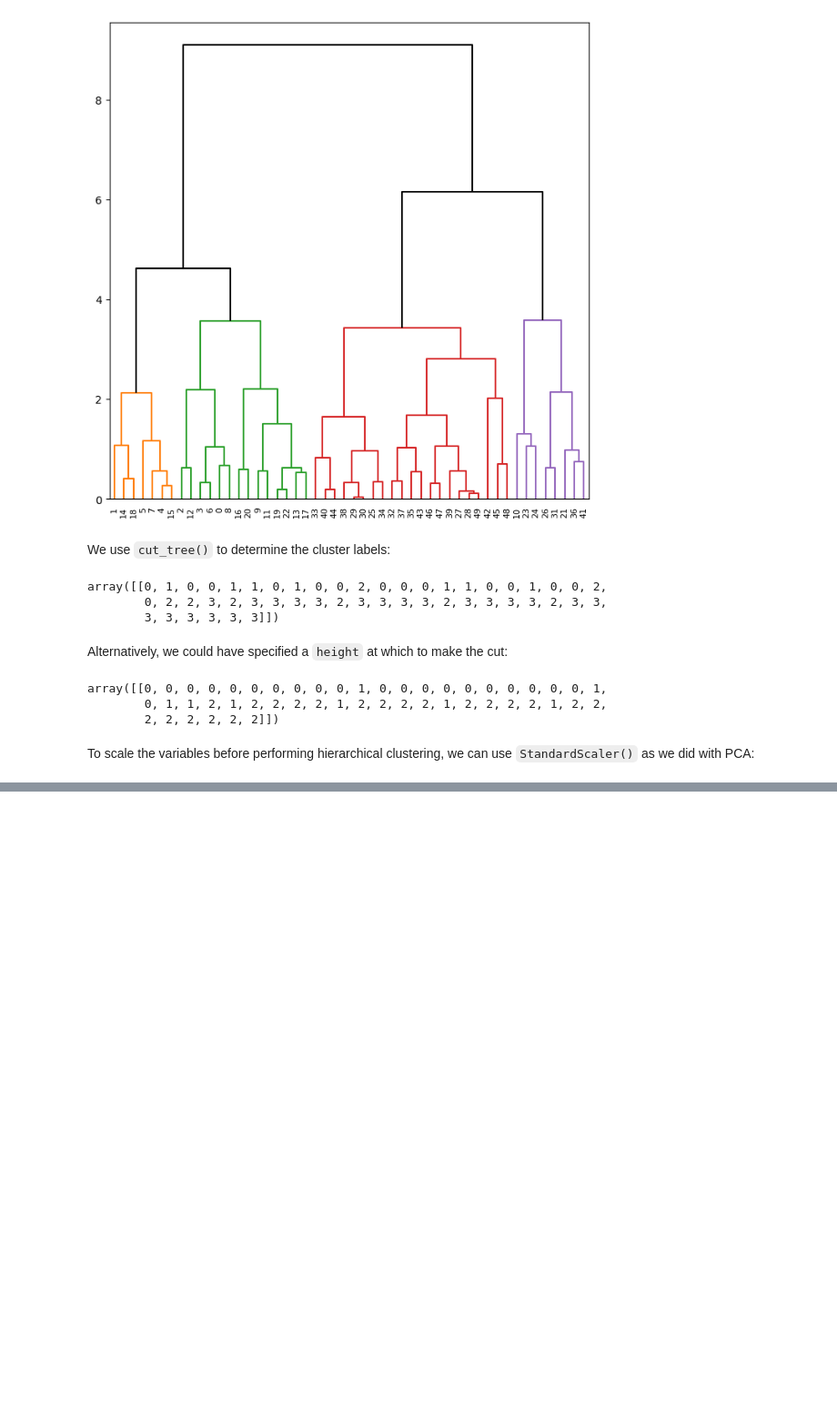
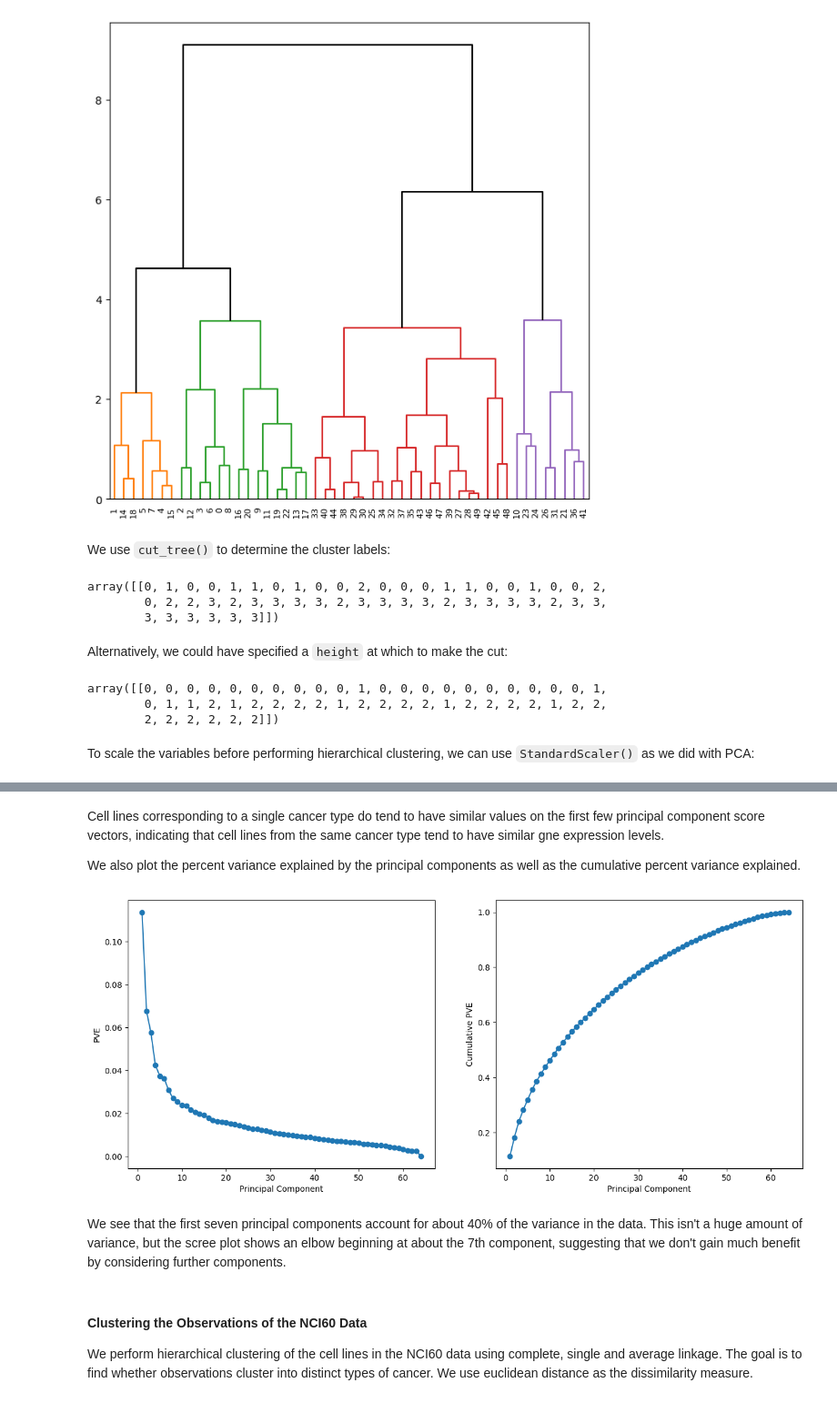
Before and after one commit to richhuwtaylor/introduction-to-statistical-learning, a Jupyter notebook: Chapter_12_Unsupervised_Learning/Chapter_12_Unsupervised_Learning_Lab.ipynb, the cells around one changed output, grey strips where cells are left out. Shown at 91% size. Drawn from its saved outputs; the diff is of its cells as text; code cells hidden in the pictures; blank space fills up the shorter version.

```diff
--- a/Chapter_12_Unsupervised_Learning/Chapter_12_Unsupervised_Learning_Lab.ipynb
+++ b/Chapter_12_Unsupervised_Learning/Chapter_12_Unsupervised_Learning_Lab.ipynb
@@ -418,0 +520,31 @@ To scale the variables before performing hierarchical clustering, we can use `St
+# %% [markdown]
+Cell lines corresponding to a single cancer type do tend to have similar values on the first few principal component score vectors, indicating that cell lines from the same cancer type tend to have similar gne expression levels.
+
+We also plot the percent variance explained by the principal components as well as the cumulative percent variance explained.
+# %%
+fig, axes = plt.subplots(1, 2, figsize=(15, 6))
+ax = axes[0]
+ticks = np.arange(nci_pca.n_components_)+1
+ax.plot(
+    ticks,
+    nci_pca.explained_variance_ratio_,
+    marker='o')
+ax.set_xlabel('Principal Component')
+ax.set_ylabel('PVE')
+
+ax = axes[1]
+ax.plot(
+    ticks,
+    nci_pca.explained_variance_ratio_.cumsum(),
+    marker='o'
+)
+ax.set_xlabel('Principal Component')
+ax.set_ylabel('Cumulative PVE');
+# %% [output]
+[figure, added]
+# %% [markdown]
+We see that the first seven principal components account for about 40% of the variance in the data. This isn't a huge amount of variance, but the scree plot shows an elbow beginning at about the 7th component, suggesting that we don't gain much benefit by considering further components.
+# %% [markdown]
+#### Clustering the Observations of the NCI60 Data
+
+We perform hierarchical clustering of the cell lines in the NCI60 data using complete, single and average linkage. The goal is to find whether observations cluster into distinct types of cancer. We use euclidean distance as the dissimilarity measure.
```
Also changed, not shown: parts of 17 cells of this notebook.
